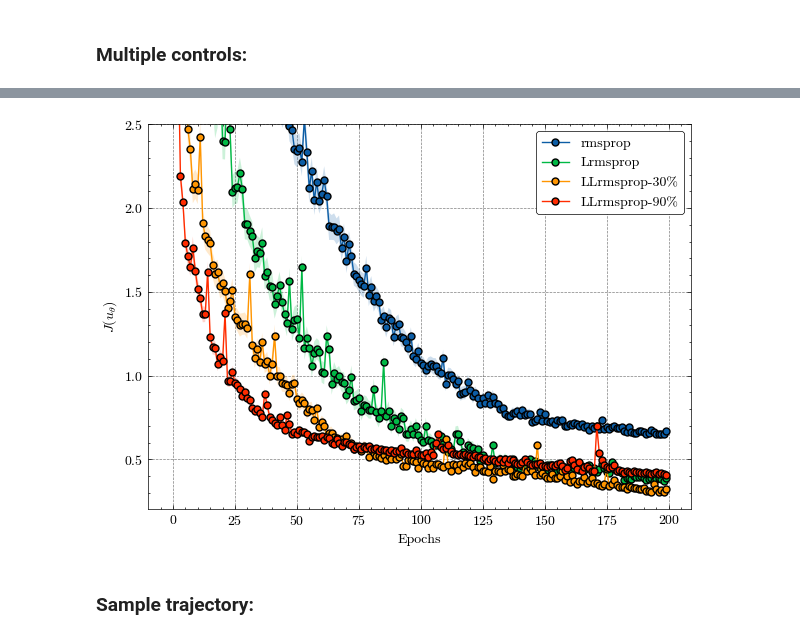
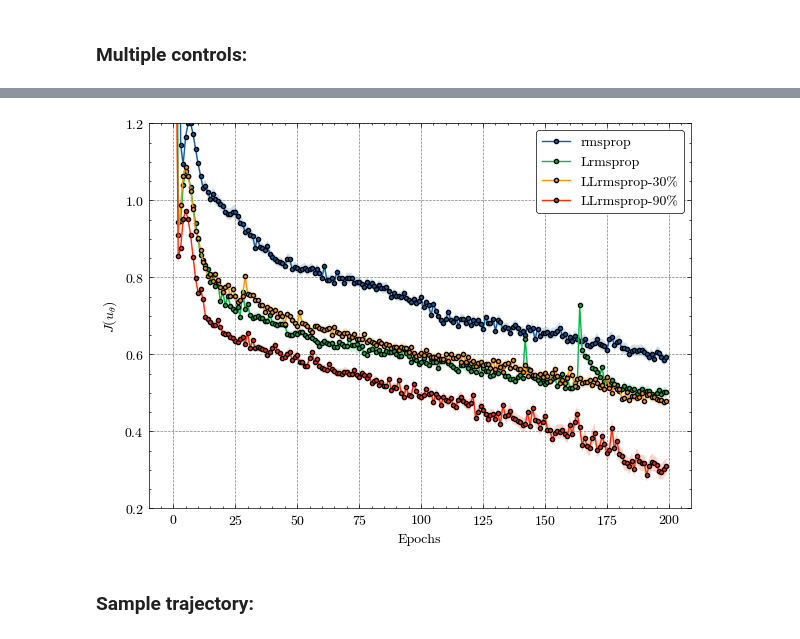
Before and after one commit to SaadSouilmi/Langevin-algorithms-for-deep-stochastic-control, a Jupyter notebook: DeepHedging.ipynb, the cells around one changed output, grey strips where cells are left out. Cells and saved outputs as stored; diff of their text form; code cells hidden in the pictures.

```diff
--- a/DeepHedging.ipynb
+++ b/DeepHedging.ipynb
@@ -577,14 +577,14 @@ plot_langevin_loss(
 # %%
 ocp = DeepHedging(**model_config)
 ocp.set_control(control_config, multiple_controls=True)
-rmsprop_w = optim.RMSprop(ocp.w.parameters(), lr=2e-3)
+optim_w = optim.SGD(ocp.w.parameters(), lr=2e-3, momentum=0.9)
 rmsprop_control = [
     optim.RMSprop(control.parameters(), lr=2e-3) for control in ocp.control
 ]
-rmsprop = [rmsprop_w, *rmsprop_control]
+rmsprop = [optim_w, *rmsprop_control]
 
 scheduler_w = PiecewiseConstantScheduler(
-    rmsprop_w, target_lr=2e-4, target_sigma=0, total_iters=180
+    optim_w, target_lr=2e-4, target_sigma=0, total_iters=180
 )
 scheduler_control = [
     PiecewiseConstantScheduler(opt, target_lr=2e-4, target_sigma=0, total_iters=180)
@@ -607,14 +607,14 @@ train_loss_rmsprop, test_loss_rmsprop, test_ci_rmsprop = train(
 # %%
 ocp = DeepHedging(**model_config)
 ocp.set_control(control_config, multiple_controls=True)
-rmsprop_w = optim.RMSprop(ocp.w.parameters(), lr=2e-3)
+optim_w = optim.SGD(ocp.w.parameters(), lr=2e-3, momentum=0.9)
 lrmsprop_control = [
     LRMSprop(control.parameters(), lr=2e-3, sigma=2e-3) for control in ocp.control
 ]
-lrmsprop = [rmsprop_w, *lrmsprop_control]
+lrmsprop = [optim_w, *lrmsprop_control]
 
 scheduler_w = PiecewiseConstantScheduler(
-    rmsprop_w, target_lr=2e-4, target_sigma=0, total_iters=180
+    optim_w, target_lr=2e-4, target_sigma=0, total_iters=180
 )
 scheduler_control = [
     PiecewiseConstantScheduler(opt, target_lr=2e-4, target_sigma=0, total_iters=180)
@@ -637,7 +637,7 @@ train_loss_lrmsprop, test_loss_lrmsprop, test_ci_lrmsprop = train(
 # %%
 ocp = DeepHedging(**model_config)
 ocp.set_control(control_config, multiple_controls=True)
-rmsprop_w = optim.RMSprop(ocp.w.parameters(), lr=2e-3)
+optim_w = optim.SGD(ocp.w.parameters(), lr=2e-3, momentum=0.9)
 ll = 30
 llrmsprop_control = []
 for i, control in enumerate(ocp.control):
@@ -646,10 +646,10 @@ for i, control in enumerate(ocp.control):
     else:
         llrmsprop_control.append(optim.RMSprop(control.parameters(), lr=2e-3))
 
-llrmsprop = [rmsprop_w, *llrmsprop_control]
+llrmsprop = [optim_w, *llrmsprop_control]
 
 scheduler_w = PiecewiseConstantScheduler(
-    rmsprop_w, target_lr=2e-4, target_sigma=0, total_iters=180
+    optim_w, target_lr=2e-4, target_sigma=0, total_iters=180
 )
 scheduler_control = [
     PiecewiseConstantScheduler(opt, target_lr=2e-4, target_sigma=0, total_iters=180)
@@ -672,7 +672,7 @@ train_loss_ll30_rmsprop, test_loss_ll30_rmsprop, test_ci_ll30_rmsprop = train(
 # %%
 ocp = DeepHedging(**model_config)
 ocp.set_control(control_config, multiple_controls=True)
-rmsprop_w = optim.RMSprop(ocp.w.parameters(), lr=2e-3)
+optim_w = optim.SGD(ocp.w.parameters(), lr=2e-3, momentum=0.9)
 ll = 90
 llrmsprop_control = []
 for i, control in enumerate(ocp.control):
@@ -681,10 +681,10 @@ for i, control in enumerate(ocp.control):
     else:
         llrmsprop_control.append(optim.RMSprop(control.parameters(), lr=2e-3))
 
-llrmsprop = [rmsprop_w, *llrmsprop_control]
+llrmsprop = [optim_w, *llrmsprop_control]
 
 scheduler_w = PiecewiseConstantScheduler(
-    rmsprop_w, target_lr=2e-4, target_sigma=0, total_iters=180
+    optim_w, target_lr=2e-4, target_sigma=0, total_iters=180
 )
 scheduler_control = [
     PiecewiseConstantScheduler(opt, target_lr=2e-4, target_sigma=0, total_iters=180)
@@ -707,17 +707,17 @@ train_loss_ll90_rmsprop, test_loss_ll90_rmsprop, test_ci_ll90_rmsprop = train(
 # %%
 plot_langevin_loss(
     test_loss_rmsprop,
     test_ci_rmsprop,
     test_loss_lrmsprop,
     test_ci_lrmsprop,
     test_loss_llangevin=[test_loss_ll30_rmsprop, test_loss_ll90_rmsprop],
     test_ci_llangevin=[test_ci_ll30_rmsprop, test_ci_ll90_rmsprop],
     ll=[30, 90],
     name="rmsprop",
-    ylim=(0.2, 2.5),
+    ylim=(0.2, 1.2),
 )
 # %% [output]
-[figure, old version]
+[figure, new version]
 # %% [markdown]
 ### Sample trajectory:
 # %%
```
Also changed, not shown: parts of 22 cells of this notebook, 3 other files.
